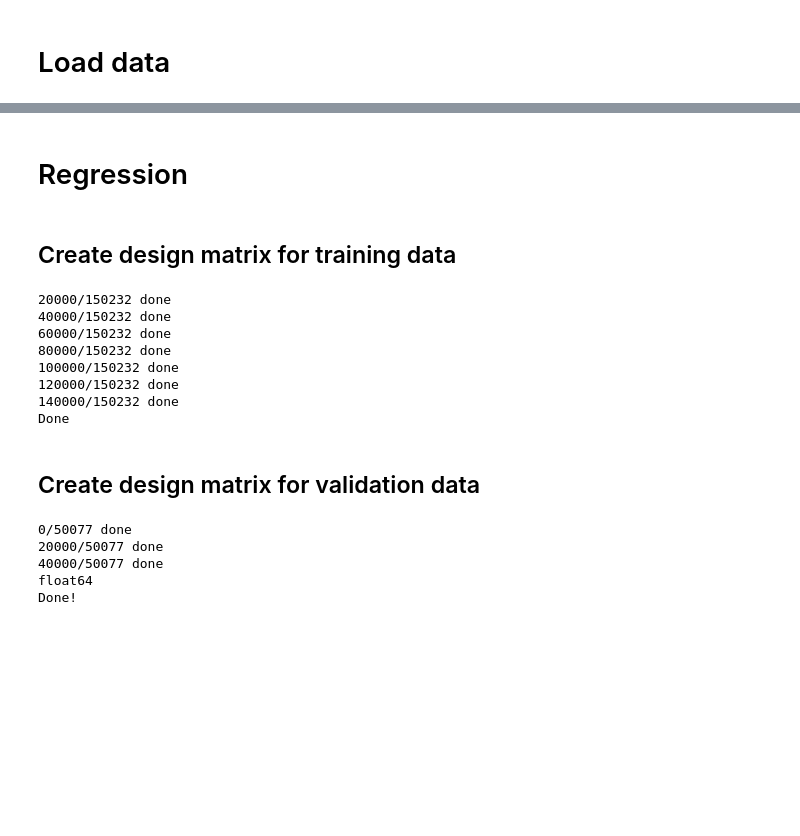
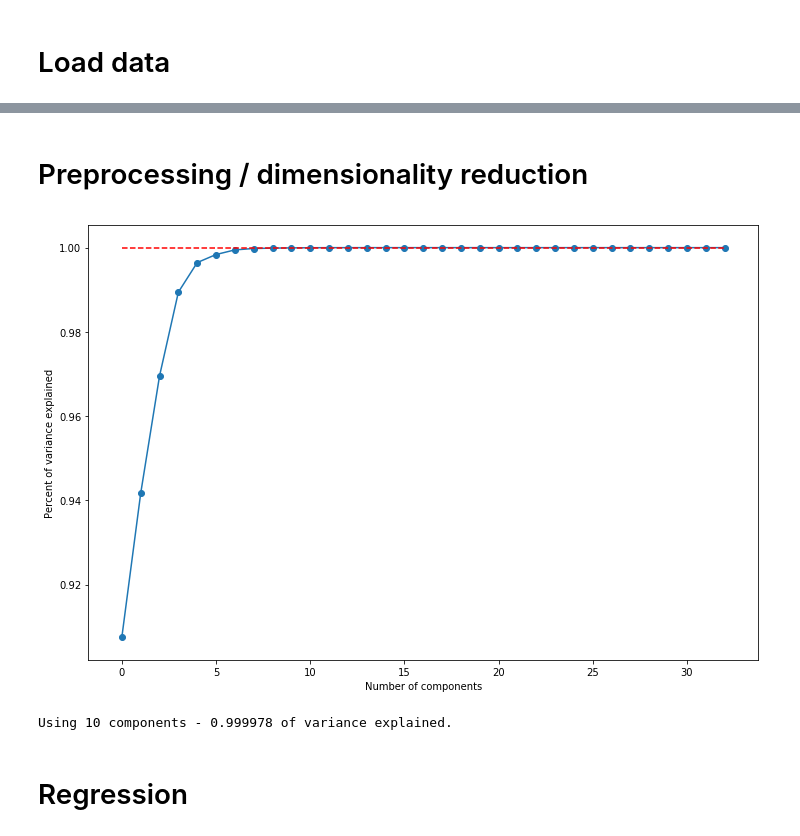
Before and after one commit to jenklu/cs145_course_project, a Jupyter notebook: Ridge regression on DEFINITE features only.ipynb, the cells around one changed output, grey strips where cells are left out. Drawn from its saved outputs; the diff is of its cells as text; code cells hidden in the pictures; blank space fills up the shorter version.

```diff
--- a/Ridge regression on DEFINITE features only.ipynb
+++ b/Ridge regression on DEFINITE features only.ipynb
@@ -71,0 +24,8 @@ b_data.head()
+# %%
+b_data, u_data, reviews = get_training_data(verbose=True)
+v_queries = get_validation_reviews()
+
+X, y = construct_design_matrix(b_data, u_data, reviews, verbose=True)
+X_valid, y_valid = construct_design_matrix(b_data, u_data, v_queries, verbose=True)
+
+b_data.head()
@@ -72,60 +57,14 @@ b_data.head()
+# %% [markdown]
+# Preprocessing / dimensionality reduction
+# %%
+X_n = normalize_columns(X)
+X_valid_n = normalize_columns(X_valid)
+
+Z = get_PCA_matrix(X, n_components=10, plot_expl_variance=True, verbose=True)
+X_pca = np.dot(X, Z.T)
+X_valid_pca = np.dot(X_valid, Z.T)
+# %% [output]
+[figure, added]
+Using 10 components - 0.999978 of variance explained.
 # %% [markdown]
 # Regression
-# %% [markdown]
-## Create design matrix for training data
-# %%
-N = len(reviews['stars'])
-Db = len(b_data.columns)
-Du = len(u_data.columns)
-D = Db + Du
-
-X = np.zeros((N, D))
-y = np.zeros(N)
-
-for i, review in reviews.iterrows():
-    if (i % 20000) == 0:
-        print('%d/%d done' % (i, N))
-
-    u_id = review['user_id']
-    b_id = review['business_id']
-    y[i] = review['stars']
-
-    X[i, :Db] = b_data.loc[b_id].values
-    X[i, Db:] = u_data.loc[u_id].values
-
-print('Done')
-# %% [output]
-20000/150232 done
-40000/150232 done
-60000/150232 done
-80000/150232 done
-100000/150232 done
-120000/150232 done
-140000/150232 done
-Done
-# %% [markdown]
-## Create design matrix for validation data
-# %%
-v_queries = get_validation_reviews()
-Nv = len(v_queries['stars'])
-X_valid = np.zeros((Nv, D))
-y_valid = np.zeros(Nv)
-
-for i, review in v_queries.iterrows():
-    if (i % 20000) == 0:
-        print('%d/%d done' % (i, Nv))
-
-    u_id = review['user_id']
-    b_id = review['business_id']
-    y_valid[i] = review['stars']
-
-    X_valid[i, :Db] = b_data.loc[b_id].values
-    X_valid[i, Db:] = u_data.loc[u_id].values
-
-print('Done!')
-# %% [output]
-0/50077 done
-20000/50077 done
-40000/50077 done
-float64
-Done!
```
Also changed, not shown: parts of 15 cells of this notebook.
